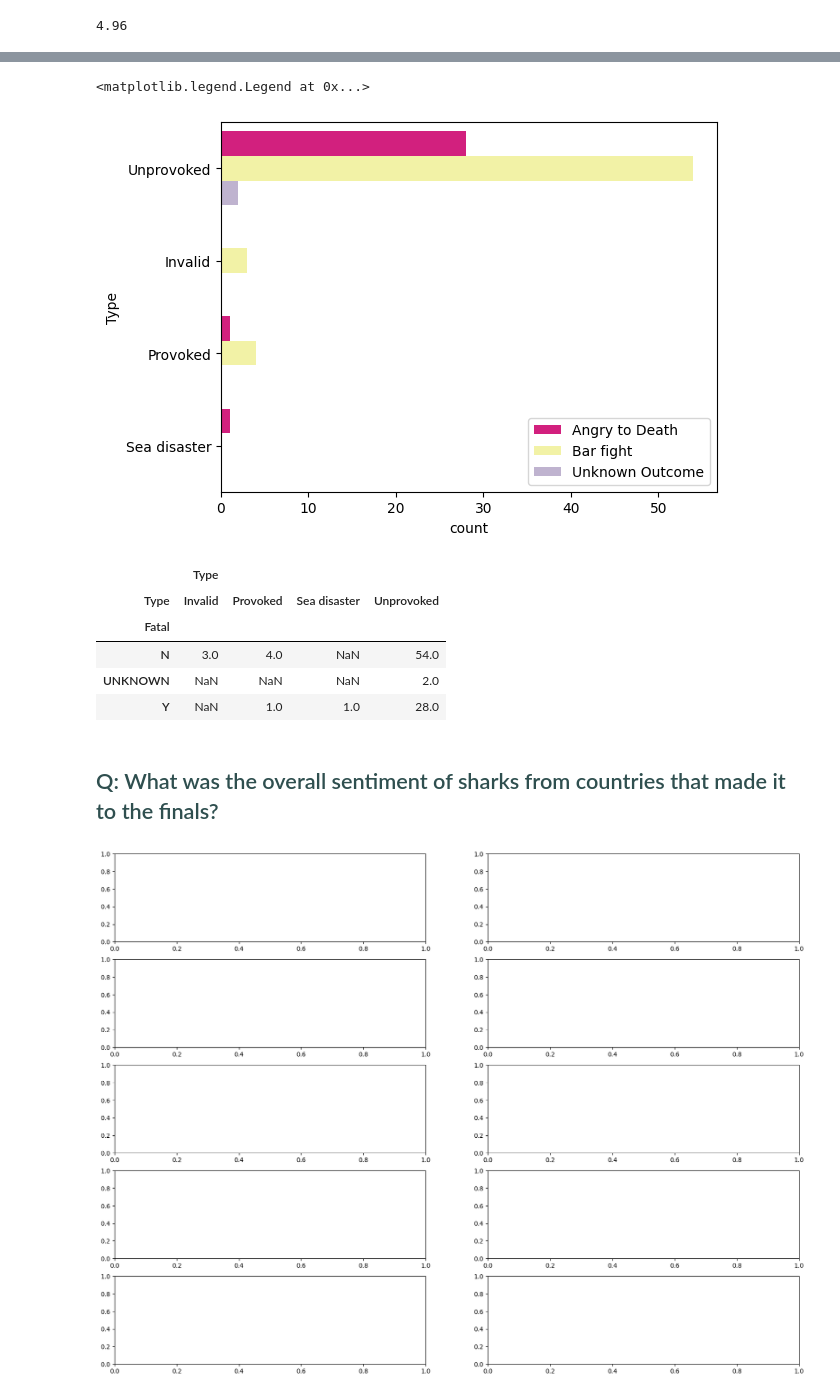
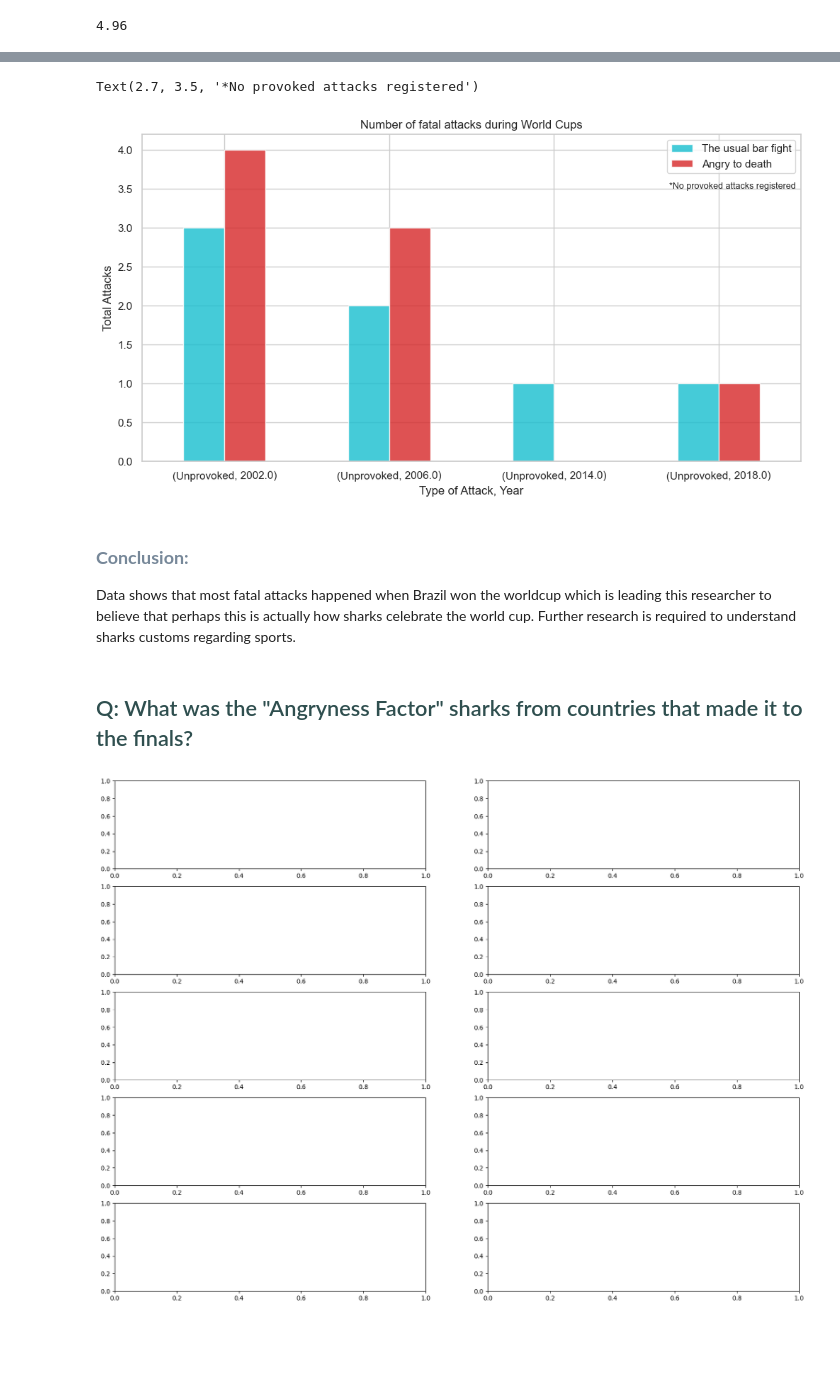
Before and after one commit to danidimarti/project1-csv_analysis, a Jupyter notebook: extraction.ipynb, the cells around one changed output, grey strips where cells are left out. Drawn from its saved outputs; the diff is of its cells as text; code cells hidden in the pictures; blank space fills up the shorter version.

```diff
--- a/extraction.ipynb
+++ b/extraction.ipynb
@@ -170,22 +172,33 @@ Name: Fatal, Length: 100, dtype: object
-# %%
-sns.countplot(y="Type", hue="Fatal", data = df_BR, palette='Accent_r')
-
-legend_labels = ['Angry to Death', "Bar fight", "Unknown Outcome"]
-plt.legend(labels=legend_labels)
-# %% [output]
-<matplotlib.legend.Legend at 0x...>
-[figure, removed]
-# %%
-unstack_table.head()
-# %% [output]
-|  | Type |  |  |  |
-| Type | Invalid | Provoked | Sea disaster | Unprovoked |
-| Fatal |  |  |  |  |
-| N | 3.0 | 4.0 | NaN | 54.0 |
-| UNKNOWN | NaN | NaN | NaN | 2.0 |
-| Y | NaN | 1.0 | 1.0 | 28.0 |
+# %%
+df_BR2 = df_BR.loc[(df_BR['Year'] == 2002) | (df_BR['Year'] == 2006) | (df_BR['Year'] == 2010) | (df_BR['Year'] == 2014) | (df_BR['Year'] == 2018) & (df_BR['Type'] != "Invalid"), ['Type','Year', "Fatal"]]
+
+df_BR2['Type'].dropna(inplace=True)
+# %%
+df_BR2.groupby(['Type', 'Year', 'Fatal'])['Fatal'].count().unstack().plot(kind='bar', title="Number of fatal attacks during World Cups", color=['tab:cyan', 'tab:red'], alpha=0.8)
+
+#df_BR2.groupby(['Year'])['Fatal', 'Type'].count().unstack().plot(kind='bar', color=['yellow', 'red'])
+
+legend_labels = ["The usual bar fight", 'Angry to death']
+
+plt.legend(labels=legend_labels)
+plt.xticks(rotation=0.5)
+plt.ylabel("Total Attacks")
+plt.xlabel("Type of Attack, Year")
+# place a text box in upper left in axes coords
+plt.text(2.7, 3.5, '*No provoked attacks registered',fontsize=9)
+# %% [output]
+Text(2.7, 3.5, '*No provoked attacks registered')
+[figure, added]
+# %% [markdown]
+### <span style="color:lightslategrey; line-height:1.5em"> **Conclusion:** </span>
+
+Data shows that most fatal attacks happened when Brazil won the worldcup which is leading this researcher to believe that perhaps this is actually how sharks celebrate the world cup. Further research is required to understand sharks customs regarding sports.
 # %% [markdown]
-## <span style="color:darkslategrey"> Q: What was the overall sentiment of sharks from countries that made it to the finals? </span>
+
+
+
+
+## <span style="color:darkslategrey"> Q: What was the "Angryness Factor" sharks from countries that made it to the finals? </span>
 # %%
 # Create figure and axes [row,column]
 
```
Also changed, not shown: parts of 30 cells of this notebook.
